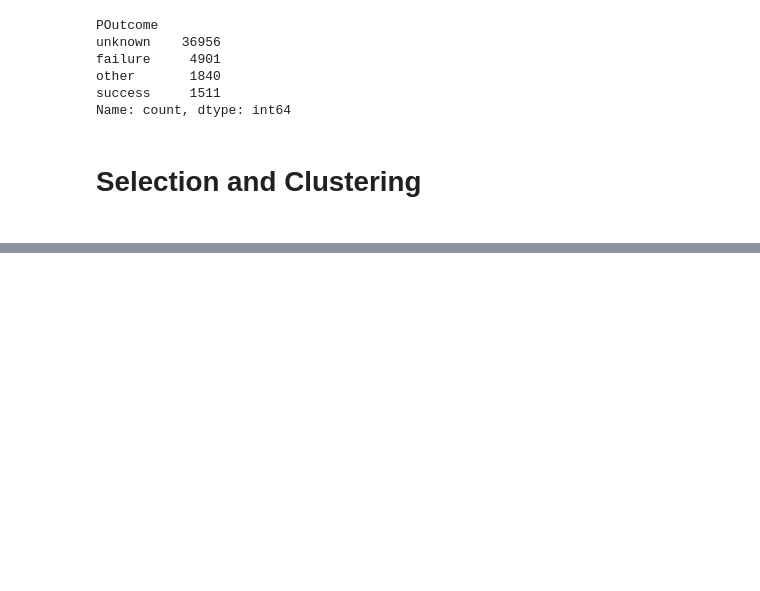
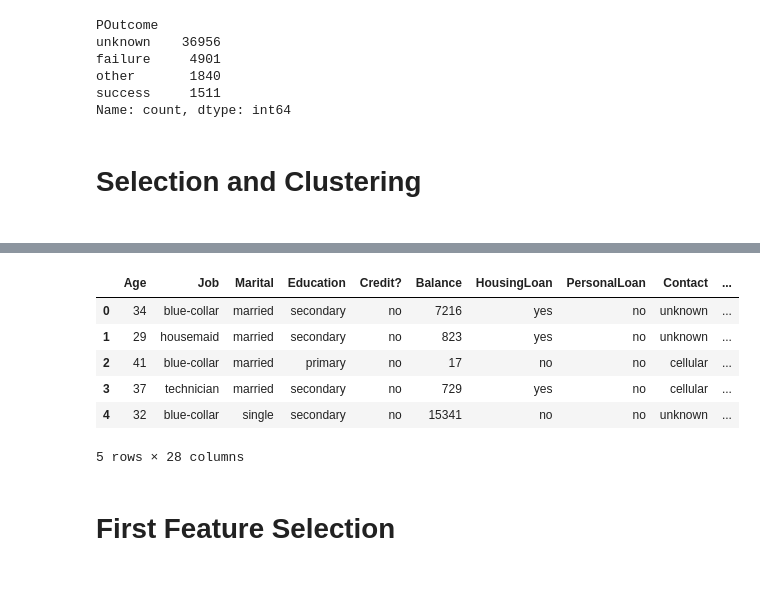
Before and after one commit to thaladikary/ml-assignment-1, a Jupyter notebook: Assignment1.ipynb, the cells around one changed output, grey strips where cells are left out. Cells and saved outputs as stored; diff of their text form; code cells hidden in the pictures; blank space fills up the shorter version.

```diff
--- a/Assignment1.ipynb
+++ b/Assignment1.ipynb
@@ -446,0 +471,16 @@ SyntaxError: incomplete input (1316188509.py, line 6)
+# %%
+new_df = pd.concat([data_other_cols,data_hot_encoded],axis =1)
+
+new_df.to_csv('new_Data.csv',sep=',')
+
+new_df.head()
+# %% [output]
+|  | Age | Job | Marital | Education | Credit? | Balance | HousingLoan | PersonalLoan | Contact | ... |
+| 0 | 34 | blue-collar | married | secondary | no | 7216 | yes | no | unknown | ... |
+| 1 | 29 | housemaid | married | secondary | no | 823 | yes | no | unknown | ... |
+| 2 | 41 | blue-collar | married | primary | no | 17 | no | no | cellular | ... |
+| 3 | 37 | technician | married | secondary | no | 729 | yes | no | cellular | ... |
+| 4 | 32 | blue-collar | single | secondary | no | 15341 | no | no | unknown | ... |
+5 rows × 28 columns
+# %% [markdown]
+<h1>First Feature Selection<h1>
```
Also changed, not shown: parts of 12 cells of this notebook, 2 other files.
